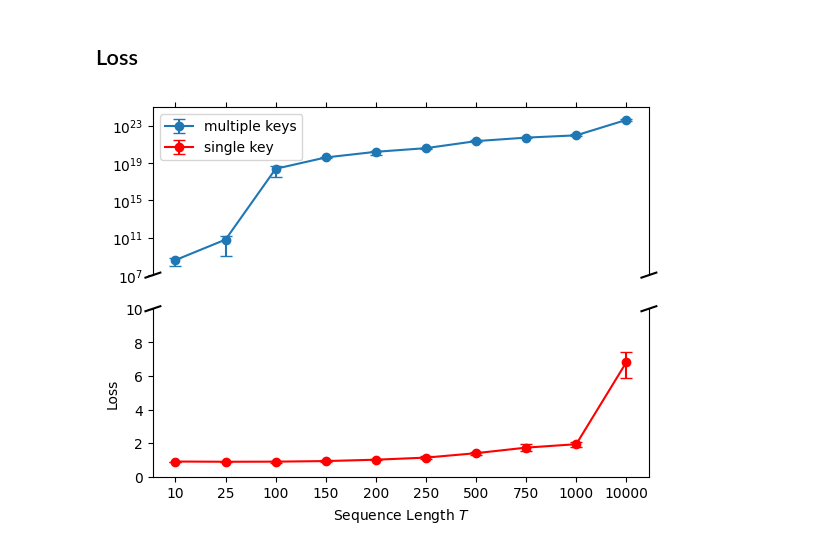
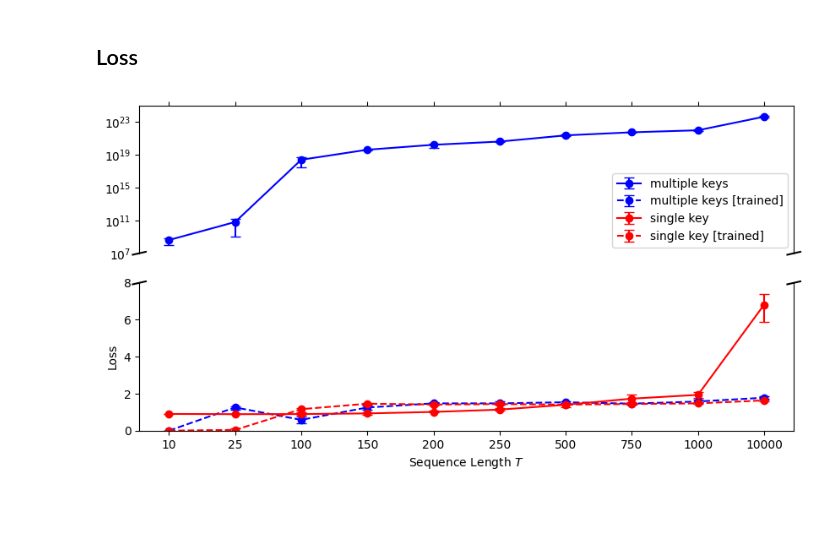
Before and after one commit to irkri/elissabeth, a Jupyter notebook: projects/long_lookup/plots.ipynb, the cells around one changed output. Drawn from its saved outputs; the diff is of its cells as text; code cells hidden in the pictures; blank space fills up the shorter version.

Commit message:
long lookup finish length plots

```diff
--- a/projects/long_lookup/plots.ipynb
+++ b/projects/long_lookup/plots.ipynb
@@ -50,28 +86,48 @@ plt.show()
 # %% [markdown]
 ## Loss
 # %%
-columns = pd.read_csv("multiple_keys_loss.csv", index_col=0).columns
+columns = pd.read_csv("multiple_keys_loss.csv").columns
 columns = [int(x[7:]) for x in columns]
 
-mult_keys = pd.read_csv("multiple_keys_loss.csv", index_col=0).to_numpy()
-one_key = pd.read_csv("one_key_loss.csv", index_col=0).to_numpy()
+mult_keys = pd.read_csv("multiple_keys_loss.csv").to_numpy()
+mult_keys_tr = pd.read_csv("multiple_keys_loss_trained.csv").to_numpy()
+one_key = pd.read_csv("one_key_loss.csv").to_numpy()
+one_key_tr = pd.read_csv("one_key_loss_trained.csv").to_numpy()
 # %%
 mult_keys_mean = mult_keys.mean(axis=0)
 mult_keys_error = np.array([mult_keys.min(axis=0), mult_keys.max(axis=0)])
 mult_keys_error = np.abs(mult_keys_error - mult_keys_mean)
 
+mult_keys_tr_mean = mult_keys_tr.mean(axis=0)
+mult_keys_tr_error = np.array([mult_keys_tr.min(axis=0), mult_keys_tr.max(axis=0)])
+mult_keys_tr_error = np.abs(mult_keys_tr_error - mult_keys_tr_mean)
+
 one_key_mean = one_key.mean(axis=0)
 one_key_error = np.array([one_key.min(axis=0), one_key.max(axis=0)])
 one_key_error = np.abs(one_key_error - one_key_mean)
+
+one_key_tr_mean = one_key_tr.mean(axis=0)
+one_key_tr_error = np.array([one_key_tr.min(axis=0), one_key_tr.max(axis=0)])
+one_key_tr_error = np.abs(one_key_tr_error - one_key_tr_mean)
 # %%
-f, (ax, ax2) = plt.subplots(2, 1, sharex=True)
+f, (ax, ax2) = plt.subplots(2, 1, figsize=(10, 5), sharex=True)
 
 ax.errorbar(
     x=np.arange(len(columns)),
     y=mult_keys_mean,
     fmt="o-",
     yerr=mult_keys_error,
+    color="blue",
     label="multiple keys",
+    capsize=4,
+)
+ax.errorbar(
+    x=np.arange(len(columns)),
+    y=mult_keys_tr_mean,
+    fmt="o--",
+    yerr=mult_keys_tr_error,
+    color="blue",
+    label="multiple keys [trained]",
     capsize=4,
 )
 ax.errorbar(
@@ -83,6 +139,24 @@ ax.errorbar(
     label="single key",
     capsize=4,
 )
+ax.errorbar(
+    x=np.arange(len(columns)),
+    y=one_key_tr_mean,
+    fmt="o--",
+    color="red",
+    yerr=one_key_tr_error,
+    label="single key [trained]",
+    capsize=4,
+)
+ax2.errorbar(
+    x=np.arange(len(columns)),
+    y=mult_keys_tr_mean,
+    fmt="o--",
+    yerr=mult_keys_tr_error,
+    color="blue",
+    label="multiple keys [trained]",
+    capsize=4,
+)
 ax2.errorbar(
     x=np.arange(len(columns)),
     y=one_key_mean,
@@ -90,34 +164,42 @@ ax2.errorbar(
     color="red",
     yerr=one_key_error,
     label="single key",
     capsize=4,
 )
-
+ax2.errorbar(
+    x=np.arange(len(columns)),
+    y=one_key_tr_mean,
+    fmt="o--",
+    color="red",
+    yerr=one_key_tr_error,
+    label="single key [trained]",
+    capsize=4,
+)
 ax.set_ylim(1e7, 1e25)
 ax.set_yscale("log")
-ax2.set_ylim(0, 1e1)
+ax2.set_ylim(0, 8)
 
 ax.spines['bottom'].set_visible(False)
 ax2.spines['top'].set_visible(False)
 ax.xaxis.tick_top()
 ax.tick_params(labeltop=False)
 ax2.xaxis.tick_bottom()
 
-d = .015  # how big to make the diagonal lines in axes coordinates
+d = .01  # how big to make the diagonal lines in axes coordinates
 kwargs = dict(transform=ax.transAxes, color='k', clip_on=False)
 ax.plot((-d, +d), (-d, +d), **kwargs)
 ax.plot((1 - d, 1 + d), (-d, +d), **kwargs)
 kwargs.update(transform=ax2.transAxes)
 ax2.plot((-d, +d), (1 - d, 1 + d), **kwargs)
 ax2.plot((1 - d, 1 + d), (1 - d, 1 + d), **kwargs)
 
 f.subplots_adjust(hspace=0.2)
 ax.legend(loc="best")
 ax.set_xticks(np.arange(len(columns)))
 ax.set_xticklabels(columns)
 ax.set_yscale("log")
 ax2.set_ylabel("Loss")
 ax2.set_xlabel("Sequence Length $T$")
 plt.show()
 # %% [output]
-[figure, old version]
+[figure, new version]
```
Also changed, not shown: parts of 3 cells of this notebook, 8 other files.
